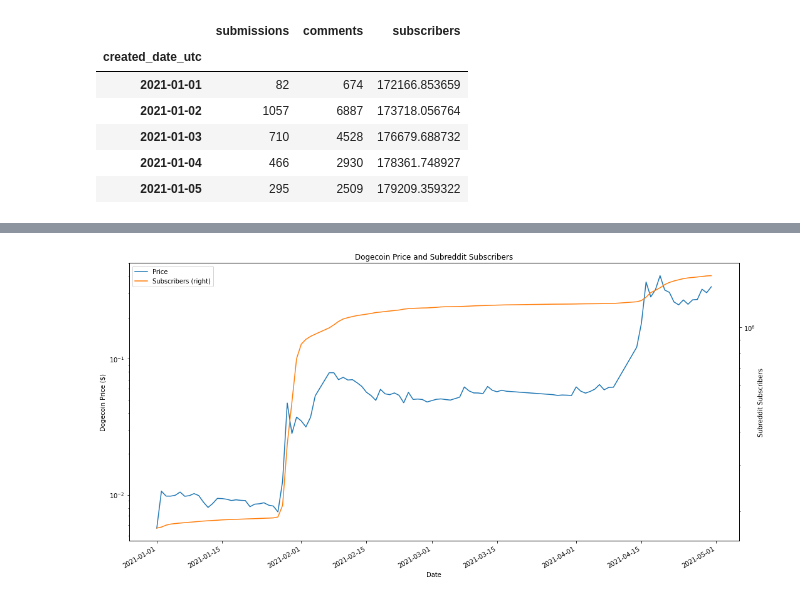
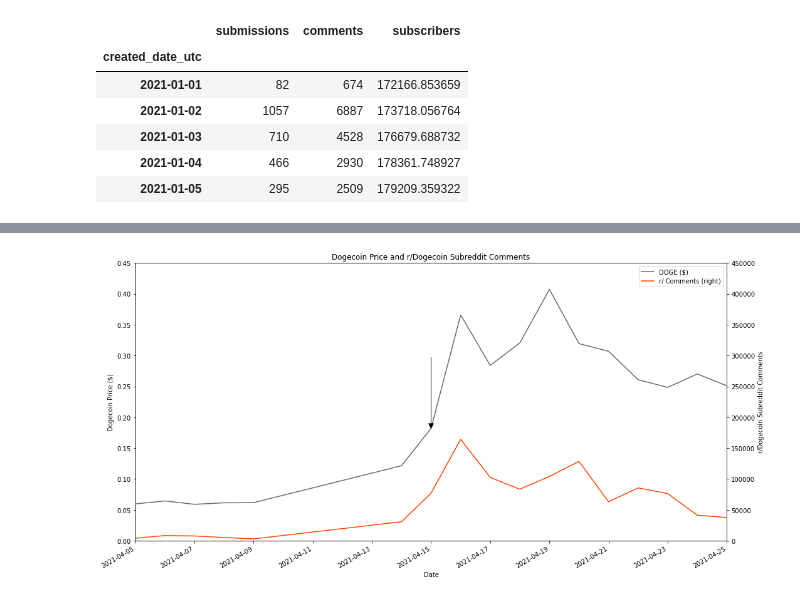
Before and after one commit to Crypto-Crustaceans/project1, a Jupyter notebook: Dogecoin.ipynb, the cells around one changed output, grey strips where cells are left out. Cells and saved outputs as stored; diff of their text form; code cells hidden in the pictures.

```diff
--- a/Dogecoin.ipynb
+++ b/Dogecoin.ipynb
@@ -40,7 +40,7 @@ df_btc = get_ticker_data(ticker='BTC-USD',start='2020-01-01',end='2021-04-30',in
 # %% [output]
 [*********************100%***********************]  1 of 1 completed
 # %%
-df_doge = get_ticker_data(ticker='DOGE-USD',start='2020-01-01',end='2021-04-30',interval='1d')
+df_doge = get_ticker_data(ticker='DOGE-USD',start='2021-01-01',end='2021-04-30',interval='1d')
 # %% [output]
 [*********************100%***********************]  1 of 1 completed
 # %%
@@ -124,3 +124,5 @@ df_reddit_doge_summary.head()
 | 2021-01-05 | 295 | 2509 | 179209.359322 |
 # %%
 df_combined_prices = df_doge.join(df_btc, how='inner', lsuffix='_doge', rsuffix='_btc')
+
+df_combined_prices.index = pd.to_datetime(df_combined_prices.index).date
@@ -169,0 +598,9 @@ The correlation is 0.01 with R-square value of 0.0
+# %%
+import pytz
+from pytz import timezone
+
+df_elon_tweets = pd.read_csv('elon_musk_doge_tweets.csv')
+df_elon_tweets.set_index('date', inplace=True)
+df_elon_tweets.index = pd.to_datetime(df_elon_tweets.index).tz_localize(pytz.timezone('US/Pacific')).tz_convert('utc').date
+
+df_elon_tweets.index
@@ -169,0 +613,6 @@ The correlation is 0.01 with R-square value of 0.0
+# %%
+df_elon_tweets_sum = df_elon_tweets.groupby(level=0).sum()
+
+df_elon_tweets_sum = df_elon_tweets_sum[df_elon_tweets_sum.index >= pd.to_datetime('2021-01-01')]
+
+df_elon_tweets_sum.head()
@@ -274,12 +1197,37 @@ fig.tight_layout();
 # %%
 fig, ax = plt.subplots(figsize=(15,7.5))
-ax1 = df_doge_price_reddit['Close'].plot(ax=ax, legend=True, label='Price', logy=True)
-ax2 = df_doge_price_reddit['subscribers'].plot(ax=ax, secondary_y=True, legend=True, label='Subscribers', logy=True)
-ax.set(title='Dogecoin Price and Subreddit Subscribers',
+ax1 = df_doge_price_reddit['Close'].plot(ax=ax,
+                                         legend=True,
+                                         label='DOGE ($)',
+                                         logy=False,
+                                         c='dimgray'
+                                        )
+
+ax2 = df_doge_price_reddit['comments'].plot(ax=ax,
+                                               secondary_y=True,
+                                               legend=True,
+                                               label='r/ Comments',
+                                               logy=False,
+                                               c='orangered'
+                                              )
+
+ax.set(title='Dogecoin Price and r/Dogecoin Subreddit Comments',
        xlabel = 'Date'
        )
 ax1.set_ylabel('Dogecoin Price ($)')
-ax2.set_ylabel('Subreddit Subscribers')
+ax2.set_ylabel('r/Dogecoin Subreddit Comments')
+
+ax1.set(ylim=(0, .45))
+ax2.set(ylim=(0, 450000))
+
+ax.set(xlim=(dt.datetime(2021, 4, 5), dt.datetime(2021, 4, 25)))
+
+ax1.annotate(text, rotation=90,
+                xy=(dt.date(2021, 4, 15), df_combined_prices['Close_doge'][dt.date(2021, 4, 15)]),
+                xytext=(dt.date(2021, 4, 15), df_combined_prices['Close_doge'][dt.date(2021, 4, 15)] + df_elon_tweets_sum['nlikes'][dt.date(2021, 4, 15)] / 3000000),
+                arrowprops=dict(facecolor='black', shrink=1, width=.01, headwidth=7.5, headlength=7.5)
+                )
+
 fig.tight_layout();
 # %% [output]
-[figure, old version]
+[figure, new version]
```
Also changed, not shown: parts of 37 cells of this notebook.
